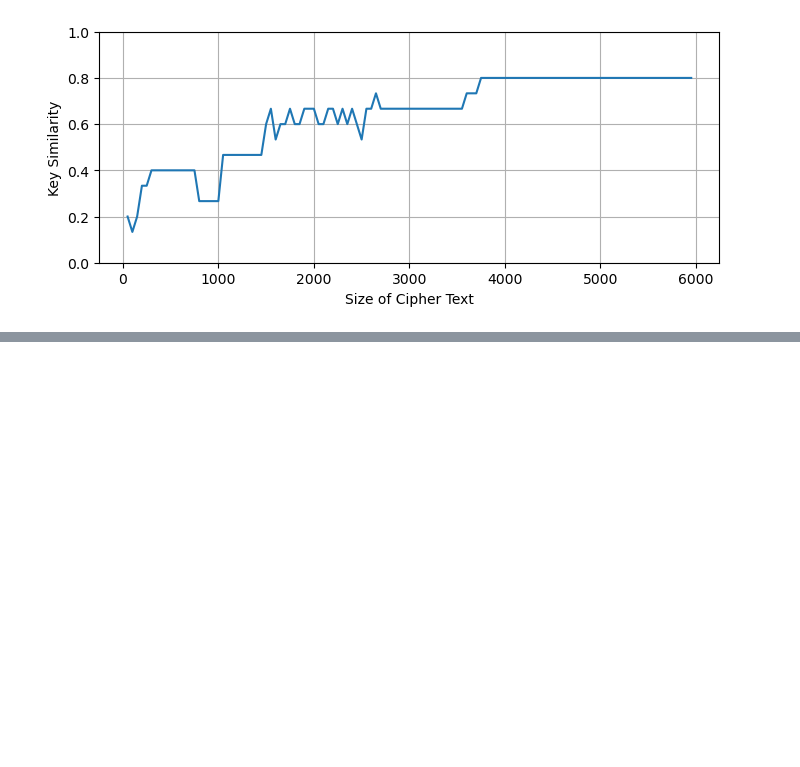
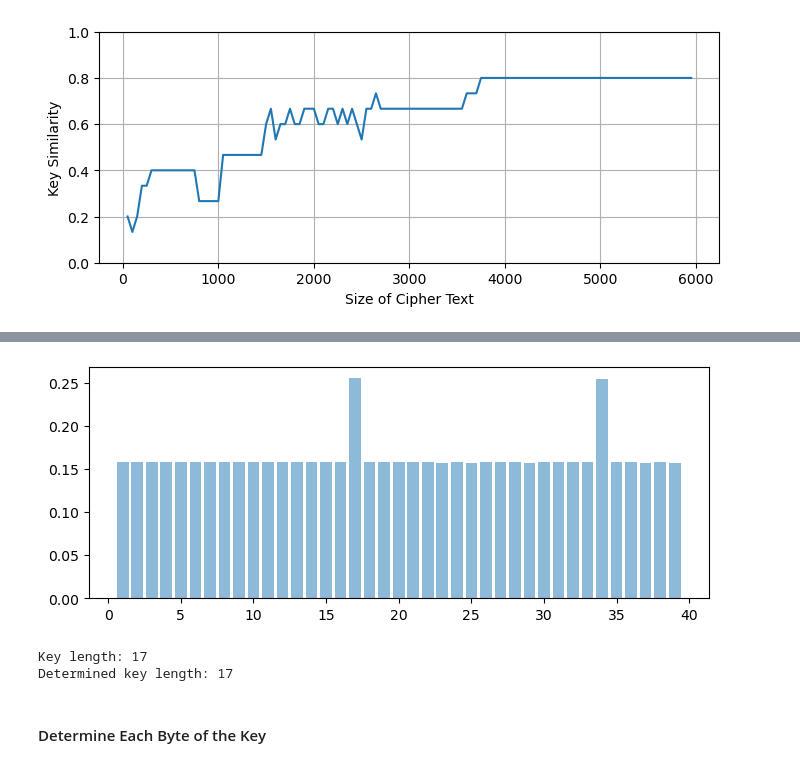
Before and after one commit to thomd/notes-on-cryptography, a Jupyter notebook: private-key-encryption.ipynb, the cells around one changed output, grey strips where cells are left out. Saved outputs shown, nothing was run; the diff lists cells and outputs as text; code cells hidden in the pictures; blank space fills up the shorter version.

Commit message:
determine key length

```diff
--- a/private-key-encryption.ipynb
+++ b/private-key-encryption.ipynb
@@ -295,0 +290,8 @@ We first determine the key length and second determine each byte of the key.
+# %%
+url = 'https://www.gutenberg.org/cache/epub/4300/pg4300.txt' # The Project Gutenberg eBook of Ulysses
+text = [t for t in requests.get(url).text if ord(t) in list(range(32,127))] # we want only printable ASCII characters
+text = "".join(text)
+# %%
+key = [hex(ord(c)) for c in 'a very secret key']
+cipher = VariantVigenereCipher(key)
+ciphertext = cipher.enc(text)
@@ -295,0 +336,23 @@ We first determine the key length and second determine each byte of the key.
+# %%
+import math
+L2norms = []
+Ns = []
+for N in range(1, 40):
+    counter = Counter([c for c in ciphertext[::N]])
+    L2norm = math.sqrt(sum([(counter[c] / sum(counter.values())) ** 2 for c in counter]))
+    Ns.append(N)
+    L2norms.append((L2norm, N))
+
+plt.subplots(figsize=(8, 3))
+plt.bar([n for p, n in L2norms], [p for p, n in L2norms], alpha=0.5);
+# %% [output]
+[figure, added]
+# %%
+key_length = sorted(L2norms, reverse=True)[0][1]
+print(f'Key length: {len(key)}')
+print(f'Determined key length: {key_length}')
+# %% [output]
+Key length: 17
+Determined key length: 17
+# %% [markdown]
+#### Determine Each Byte of the Key
```
Also changed, not shown: parts of 9 cells of this notebook.
